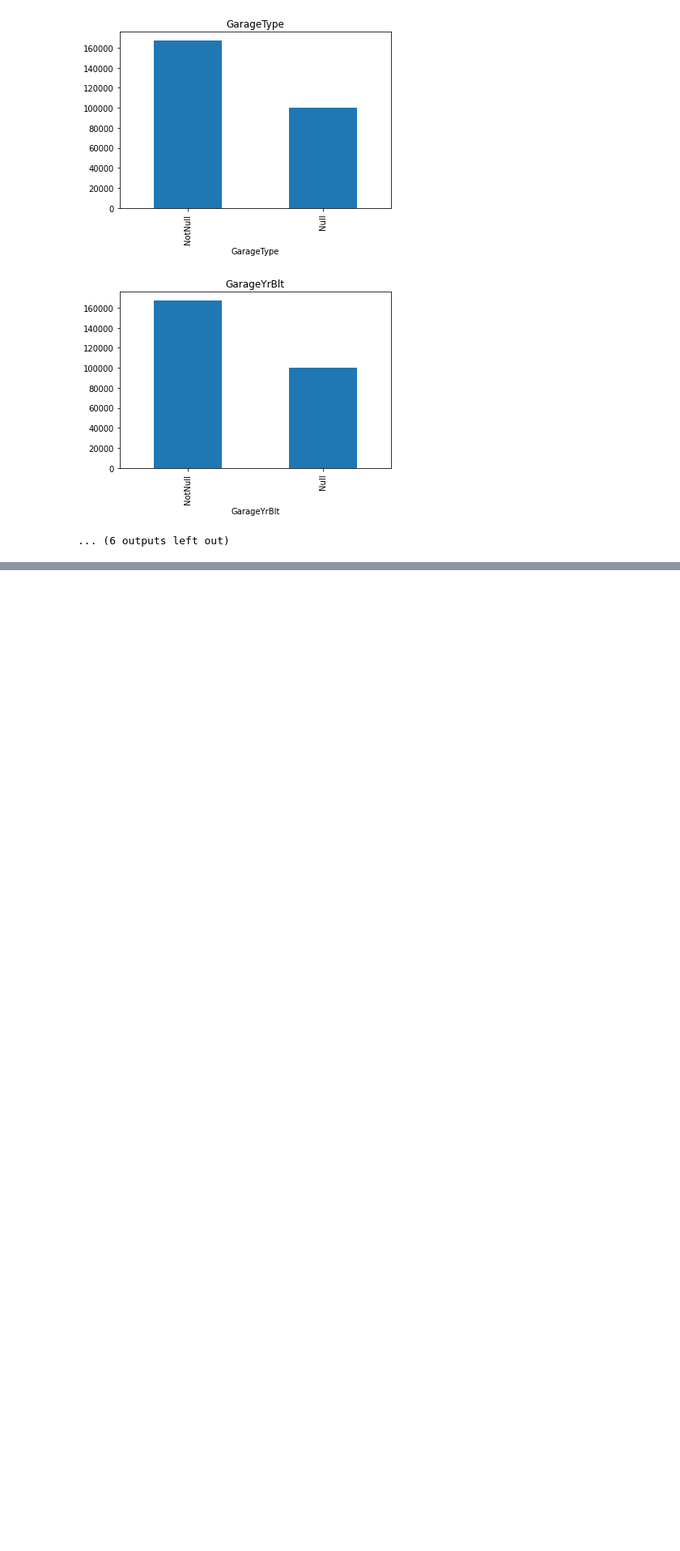
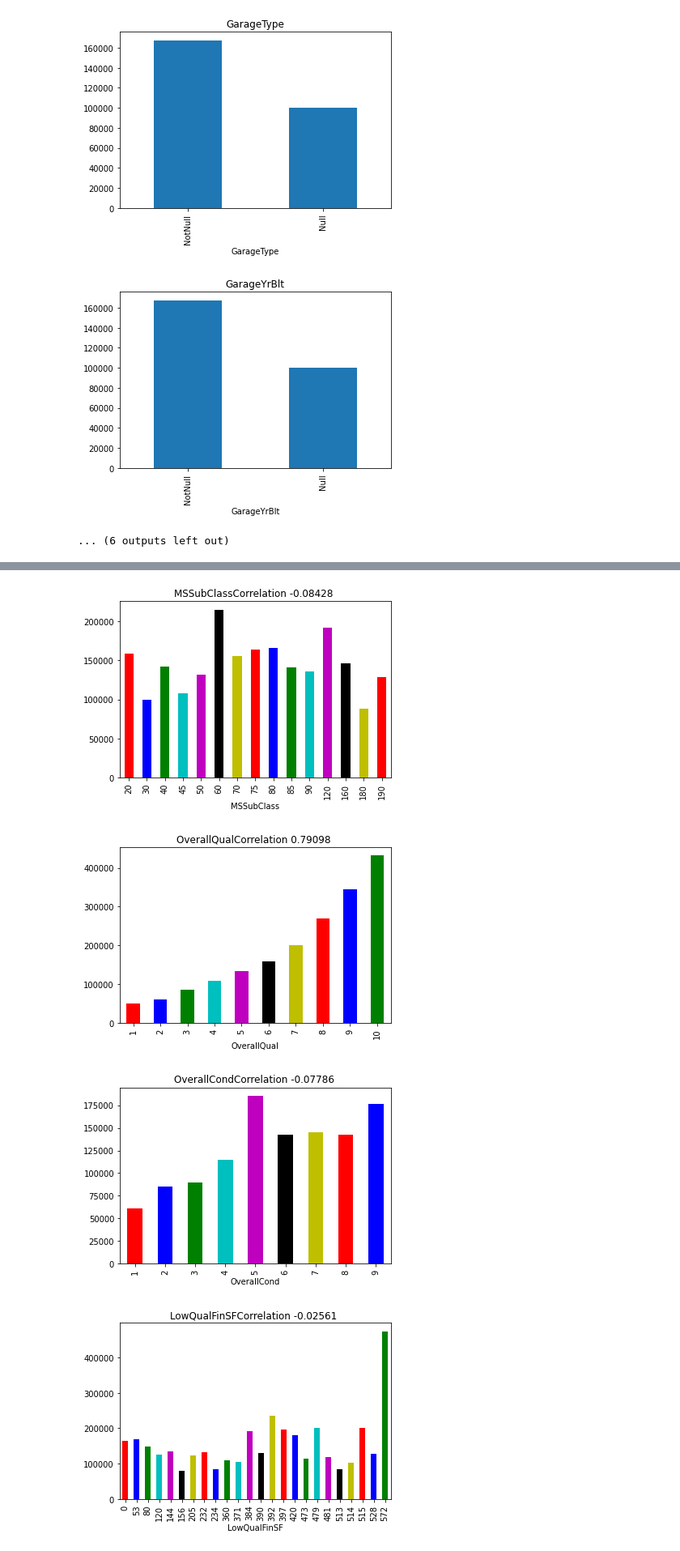
Before and after one commit to Xwyzworms/Regression, a Jupyter notebook: AdvancedRegression.ipynb, the cells around one changed output, grey strips where cells are left out. Shown at 81% size. Saved outputs shown, nothing was run; the diff lists cells and outputs as text; code cells hidden in the pictures; blank space fills up the shorter version.

```diff
--- a/AdvancedRegression.ipynb
+++ b/AdvancedRegression.ipynb
@@ -174,0 +195,13 @@ Name: SalePrice, dtype: int64
+# %%
+## Numerical Values Analysis Discrete
+
+data=df.copy()
+for _feature in Discrete_var:
+  data.groupby(_feature)["SalePrice"].median().plot.bar(color=["r","b","g","c","m","k","y"])
+  plt.title(_feature + "Correlation {} ".format( np.round( data[_feature].corr(data["SalePrice"] ) ,5 ) ) )
+  plt.show()
+# %% [output]
+[figure, added]
+[figure, added]
+[figure, added]
+[figure, added]
```
Also changed, not shown: parts of 10 cells of this notebook.
